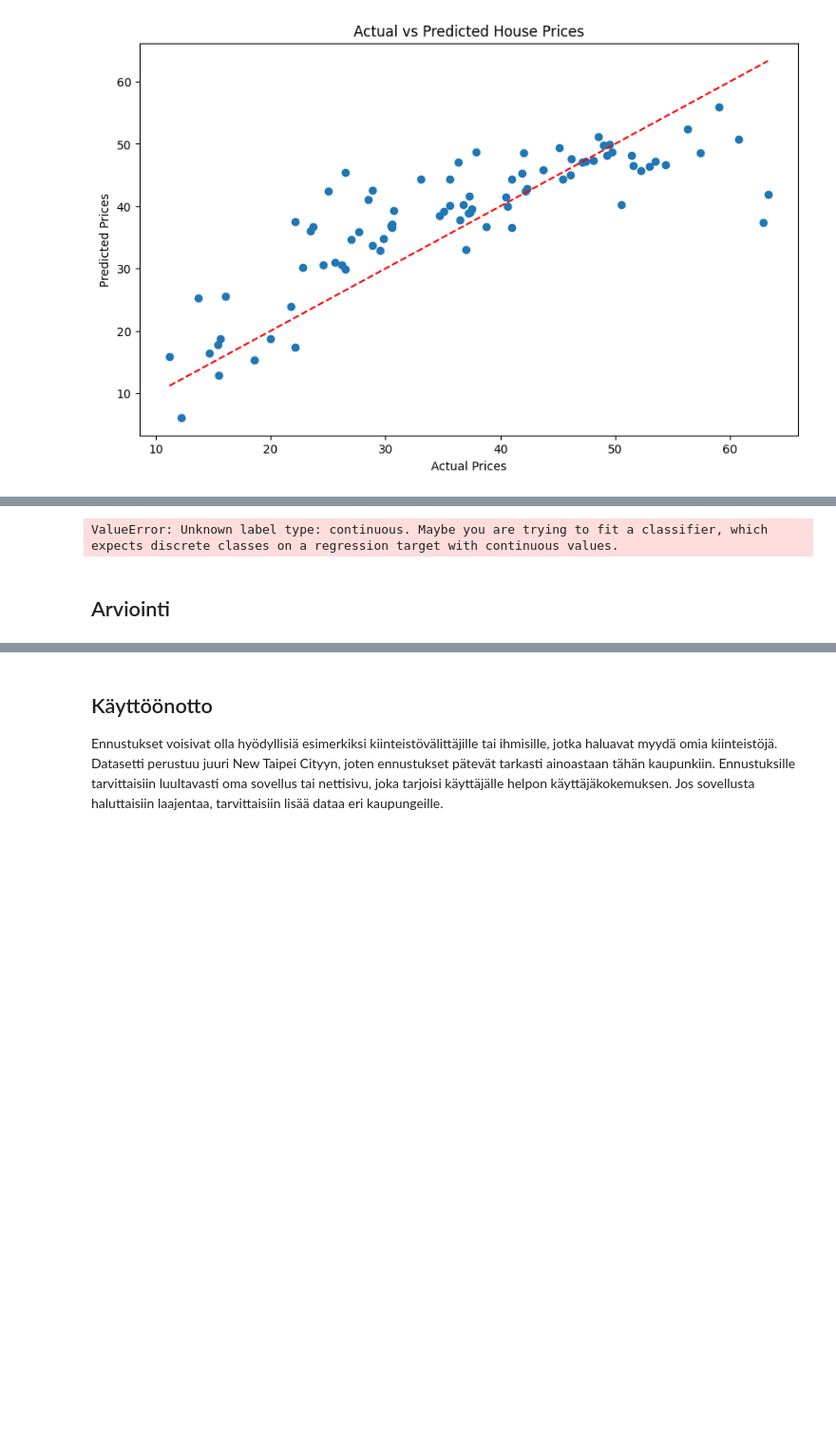
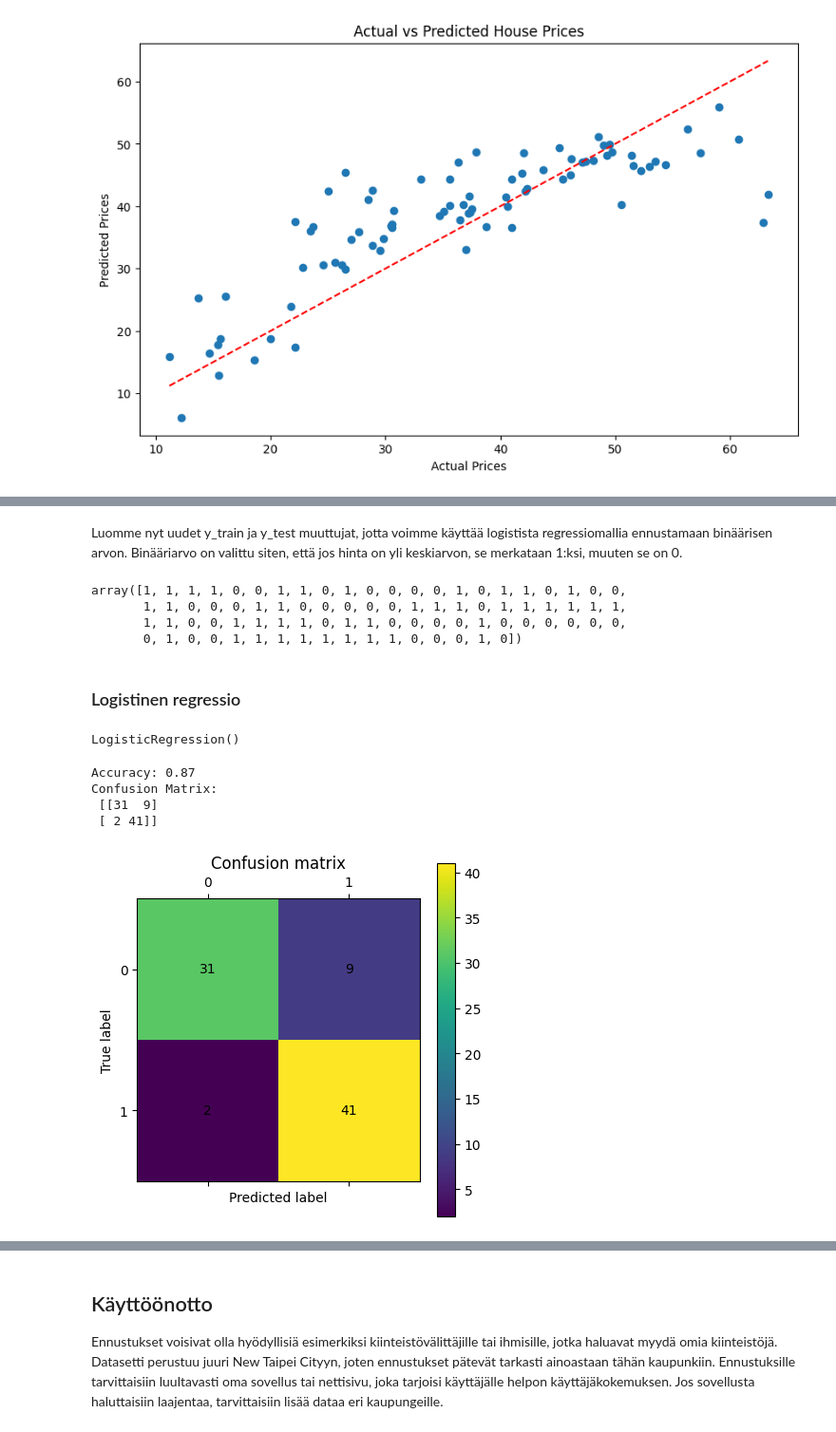
Before and after one commit to kassu11/machine-learning-AMK, a Jupyter notebook: Linear_and_Logistic_Regression/Linear_and_logistic_regression.ipynb, the cells around one changed output, grey strips where cells are left out. Shown at 95% size. Saved outputs shown, nothing was run; the diff lists cells and outputs as text; code cells hidden in the pictures; blank space fills up the shorter version.

```diff
--- a/Linear_and_Logistic_Regression/Linear_and_logistic_regression.ipynb
+++ b/Linear_and_Logistic_Regression/Linear_and_logistic_regression.ipynb
@@ -110,7 +111,7 @@ from matplotlib import pyplot as plt
 i = 0
 for feature in X_train.columns:
     plt.scatter(X_train[feature], y_train)
-    xs = np.linspace(min(X_train[feature]), max(X_train[feature]), 500)
+    xs = np.linspace(min(X_train[feature]), max(X_train[feature]))
     ys = beta0 + beta1[0][i] * xs
     plt.plot(xs, ys, color='red')
     plt.xlabel(f"{feature} ({beta1[0][i]:.2f})")
@@ -163,9 +150,51 @@ y_train
+# %% [markdown]
+Luomme nyt uudet y_train ja y_test muuttujat, jotta voimme käyttää logistista regressiomallia ennustamaan binäärisen arvon. Binääriarvo on valittu siten, että jos hinta on yli keskiarvon, se merkataan 1:ksi, muuten se on 0.
+# %%
+y_train_bin = np.where(y_train > y_train.mean(), 1, 0).ravel()
+y_train_bin.astype('int')
+y_test_bin = np.where(y_test > y_test.mean(), 1, 0).ravel()
+y_test_bin.astype('int')
+# %% [output]
+array([1, 1, 1, 1, 0, 0, 1, 1, 0, 1, 0, 0, 0, 0, 1, 0, 1, 1, 0, 1, 0, 0,
+       1, 1, 0, 0, 0, 1, 1, 0, 0, 0, 0, 0, 1, 1, 1, 0, 1, 1, 1, 1, 1, 1,
+       1, 1, 0, 0, 1, 1, 1, 1, 0, 1, 1, 0, 0, 0, 0, 1, 0, 0, 0, 0, 0, 0,
+       0, 1, 0, 0, 1, 1, 1, 1, 1, 1, 1, 1, 0, 0, 0, 1, 0])
+# %% [markdown]
+### Logistinen regressio
 # %%
 # logistic regression
 from sklearn.linear_model import LogisticRegression
 log = LogisticRegression(solver='lbfgs')
-log.fit(X_train, y_train.values.ravel())
+log.fit(X_train, y_train_bin)
 # %% [output]
-ValueError: Unknown label type: continuous. Maybe you are trying to fit a classifier, which expects discrete classes on a regression target with continuous values.
+LogisticRegression()
-# %% [markdown]
-## Arviointi
+# %%
+from sklearn.model_selection import cross_val_predict
+from sklearn.metrics import accuracy_score
+from sklearn.metrics import confusion_matrix
+
+y_pred = cross_val_predict(estimator=log, X=X_test, y=y_test_bin, cv=10)
+
+cm = confusion_matrix(y_test_bin, y_pred)
+accuracy = accuracy_score(y_test_bin, y_pred)
+
+print("Accuracy: %0.2f" % accuracy)
+print("Confusion Matrix:\n", cm)
+
+# visualize confusion matrix
+plt.matshow(cm)
+plt.title('Confusion matrix')
+plt.colorbar()
+plt.ylabel('True label')
+plt.xlabel('Predicted label')
+# include counts
+for i in range(2):
+    for j in range(2):
+        plt.text(j, i, cm[i, j], ha='center', va='center', color='black')
+plt.show()
+# %% [output]
+Accuracy: 0.87
+Confusion Matrix:
+ [[31  9]
+ [ 2 41]]
+[figure, added]
```
Also changed, not shown: parts of 13 cells of this notebook.
